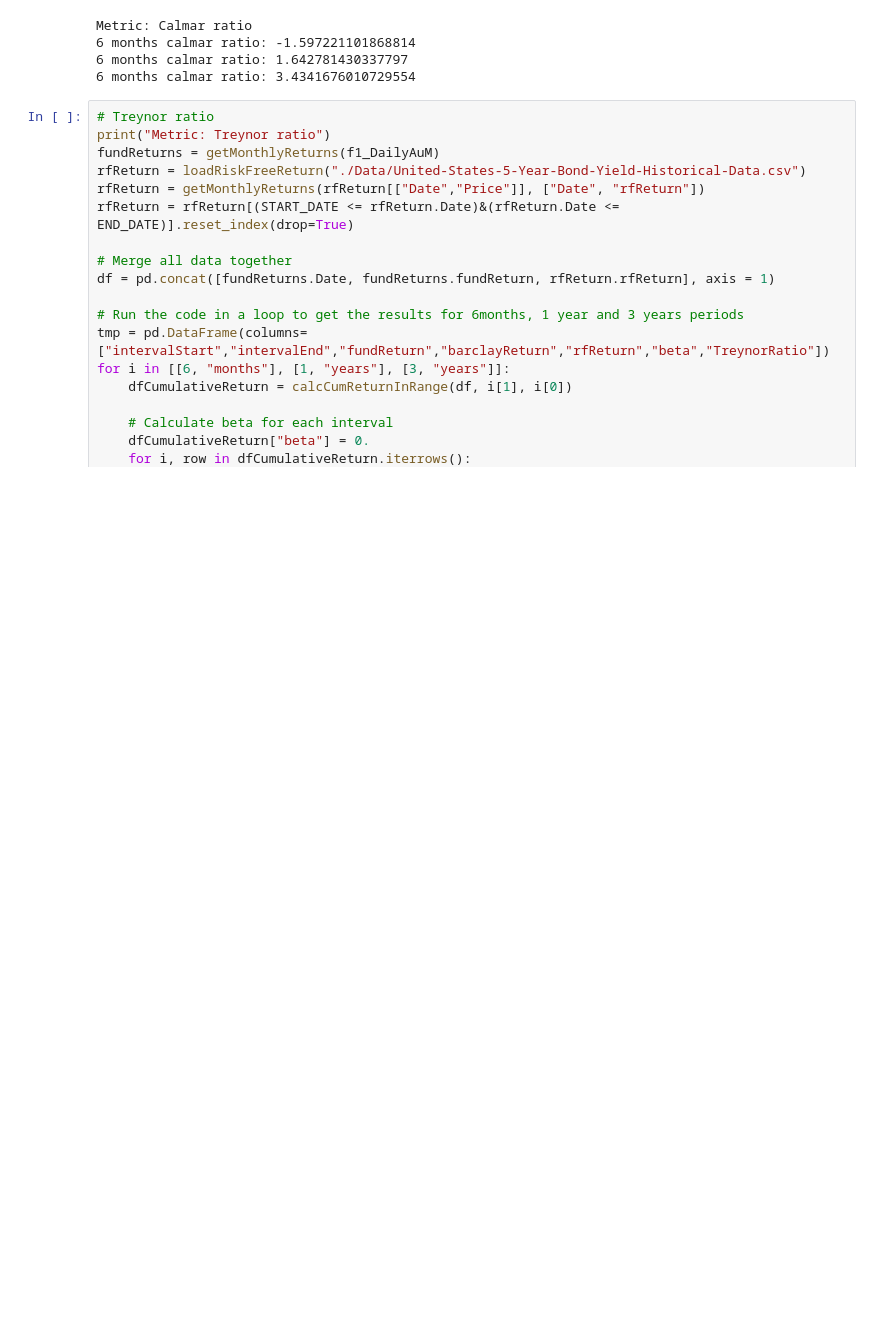
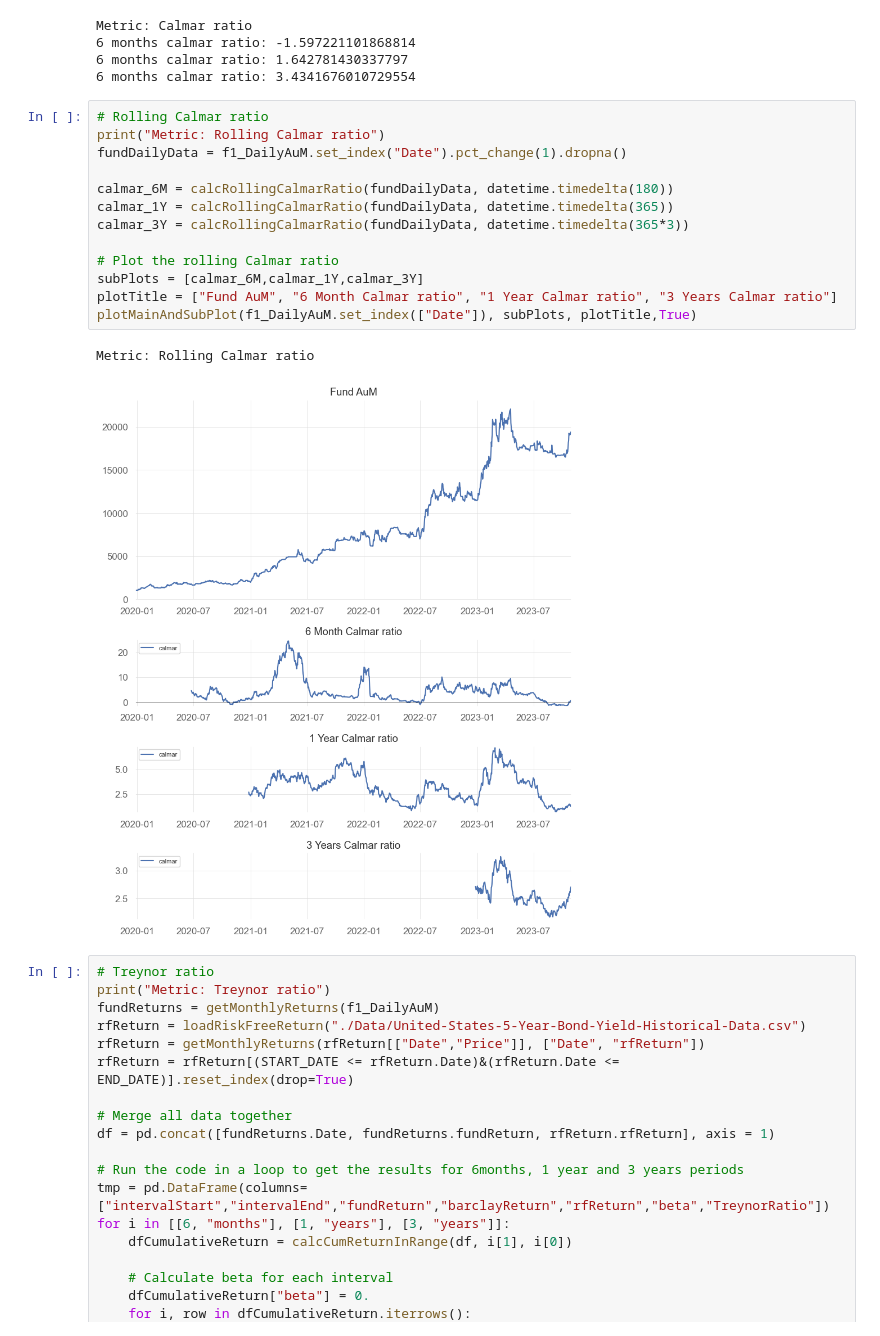
Before and after one commit to amirabbasja/Mutual-Fund-Evaluation, a Jupyter notebook: main.ipynb, the cells around one changed output. Cells and saved outputs as stored; diff of their text form; blank space fills up the shorter version.

```diff
--- a/main.ipynb
+++ b/main.ipynb
@@ -268,6 +276,22 @@ Metric: Calmar ratio
 6 months calmar ratio: -1.597221101868814
 6 months calmar ratio: 1.642781430337797
 6 months calmar ratio: 3.4341676010729554
+# %%
+# Rolling Calmar ratio
+print("Metric: Rolling Calmar ratio")
+fundDailyData = f1_DailyAuM.set_index("Date").pct_change(1).dropna()
+
+calmar_6M = calcRollingCalmarRatio(fundDailyData, datetime.timedelta(180))
+calmar_1Y = calcRollingCalmarRatio(fundDailyData, datetime.timedelta(365))
+calmar_3Y = calcRollingCalmarRatio(fundDailyData, datetime.timedelta(365*3))
+
+# Plot the rolling Calmar ratio
+subPlots = [calmar_6M,calmar_1Y,calmar_3Y]
+plotTitle = ["Fund AuM", "6 Month Calmar ratio", "1 Year Calmar ratio", "3 Years Calmar ratio"]
+plotMainAndSubPlot(f1_DailyAuM.set_index(["Date"]), subPlots, plotTitle,True)
+# %% [output]
+Metric: Rolling Calmar ratio
+[figure, added]
 # %%
 # Treynor ratio
 print("Metric: Treynor ratio")
```
Also changed, not shown: parts of 8 cells of this notebook, 1 other file.
